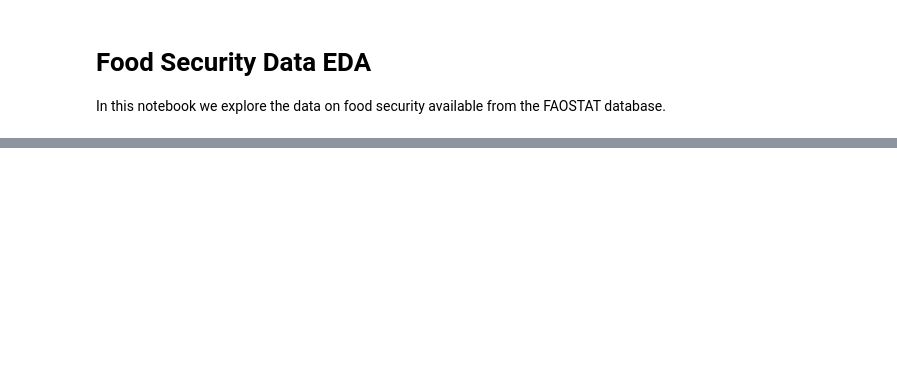
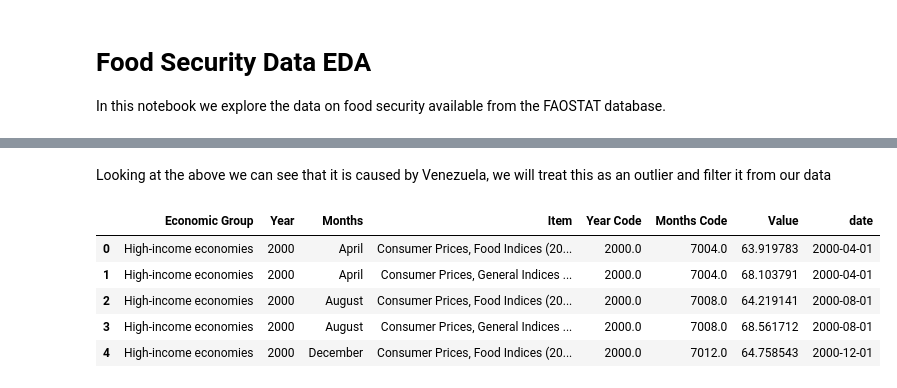
Before and after one commit to NGrech/food-security-analysis, a Jupyter notebook: noteebooks/food_security_eda.ipynb, the cells around one changed output, grey strips where cells are left out. Drawn from its saved outputs; the diff is of its cells as text; code cells hidden in the pictures; blank space fills up the shorter version.

```diff
--- a/noteebooks/food_security_eda.ipynb
+++ b/noteebooks/food_security_eda.ipynb
@@ -27,0 +92,11 @@ We start by looking into the different 'items' we have, these are the indicators
+# %%
+# Joining the cpi data with economic group
+
+cg_data_path = os.path.join(os.pardir, 'data', 'food_security', 'FAOSTAT_country_group.csv')
+cg_pdf = pd.read_csv(cg_data_path)
+
+# Filtering out all but the X income economies Country Group
+cg_pdf = cg_pdf[cg_pdf['Country Group Code'].isin([5858, 5859,9010, 9011])][['Country Group', 'M49 Code']].rename(columns={'M49 Code':'Area Code (M49)', 'Country Group': 'Economic Group'})
+ecpi_pdf = cpi_pdf.merge(cg_pdf).drop(columns=['Area Code (M49)']).groupby(['Economic Group', 'Year', 'Months', 'Item']).mean().reset_index()
+ecpi_pdf['date'] = pd.to_datetime(ecpi_pdf['Year'].astype(str)  + ecpi_pdf['Months'], format='%Y%B')
+ecpi_pdf .head()
@@ -27,0 +124,13 @@ We start by looking into the different 'items' we have, these are the indicators
+# %% [markdown]
+Looking at the above we can see that it is caused by Venezuela, we will treat this as an outlier and filter it from our data
+# %%
+ecpi_pdf = cpi_pdf[~cpi_pdf.isin([862])].merge(cg_pdf).drop(columns=['Area Code (M49)']).groupby(['Economic Group', 'Year', 'Months', 'Item']).mean().reset_index()
+ecpi_pdf['date'] = pd.to_datetime(ecpi_pdf['Year'].astype(str)  + ecpi_pdf['Months'], format='%Y%B')
+ecpi_pdf .head()
+# %% [output]
+|  | Economic Group | Year | Months | Item | Year Code | Months Code | Value | date |
+| 0 | High-income economies | 2000 | April | Consumer Prices, Food Indices (20... | 2000.0 | 7004.0 | 63.919783 | 2000-04-01 |
+| 1 | High-income economies | 2000 | April | Consumer Prices, General Indices ... | 2000.0 | 7004.0 | 68.103791 | 2000-04-01 |
+| 2 | High-income economies | 2000 | August | Consumer Prices, Food Indices (20... | 2000.0 | 7008.0 | 64.219141 | 2000-08-01 |
+| 3 | High-income economies | 2000 | August | Consumer Prices, General Indices ... | 2000.0 | 7008.0 | 68.561712 | 2000-08-01 |
+| 4 | High-income economies | 2000 | December | Consumer Prices, Food Indices (20... | 2000.0 | 7012.0 | 64.758543 | 2000-12-01 |
```
Also changed, not shown: parts of 31 cells of this notebook, 5 other files.
